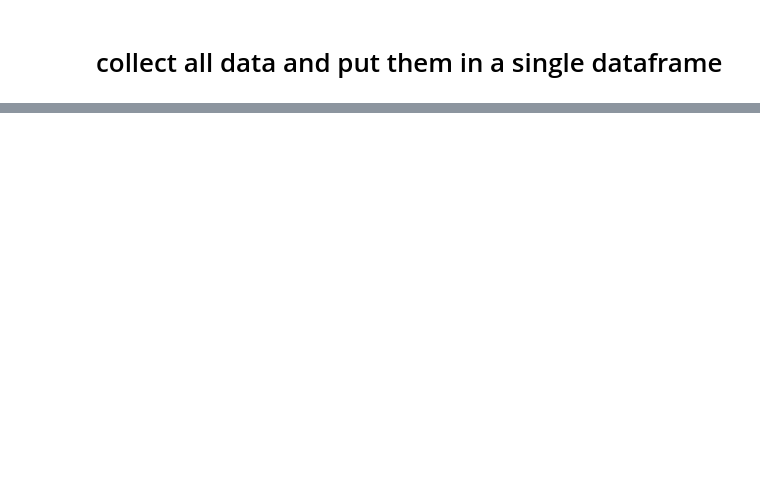
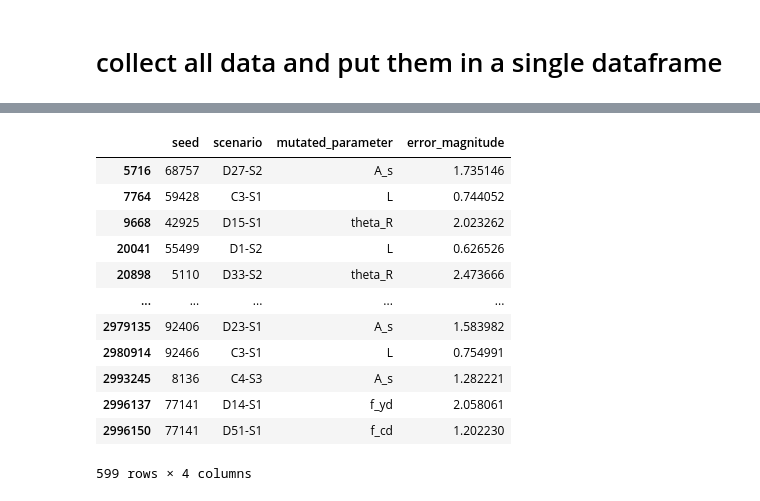
Before and after one commit to sjonnie-boonstra/hofss, a Jupyter notebook: post_processing.ipynb, the cells around one changed output, grey strips where cells are left out. Saved outputs shown, nothing was run; the diff lists cells and outputs as text; code cells hidden in the pictures; blank space fills up the shorter version.

```diff
--- a/post_processing.ipynb
+++ b/post_processing.ipynb
@@ -50,0 +73,3 @@ plt.show()
+# %%
+failure_data = scenario_data[scenario_data["total"] <= 0.0]
+print(failure_data["scenario"].value_counts())
@@ -50,0 +109,16 @@ plt.show()
+# %%
+failure_data[["seed", "scenario", "mutated_parameter", "error_magnitude"]]
+# %% [output]
+|  | seed | scenario | mutated_parameter | error_magnitude |
+| 5716 | 68757 | D27-S2 | A_s | 1.735146 |
+| 7764 | 59428 | C3-S1 | L | 0.744052 |
+| 9668 | 42925 | D15-S1 | theta_R | 2.023262 |
+| 20041 | 55499 | D1-S2 | L | 0.626526 |
+| 20898 | 5110 | D33-S2 | theta_R | 2.473666 |
+| ... | ... | ... | ... | ... |
+| 2979135 | 92406 | D23-S1 | A_s | 1.583982 |
+| 2980914 | 92466 | C3-S1 | L | 0.754991 |
+| 2993245 | 8136 | C4-S3 | A_s | 1.282221 |
+| 2996137 | 77141 | D14-S1 | f_yd | 2.058061 |
+| 2996150 | 77141 | D51-S1 | f_cd | 1.202230 |
+599 rows × 4 columns
```
Also changed, not shown: parts of 10 cells of this notebook, 10 other files.
